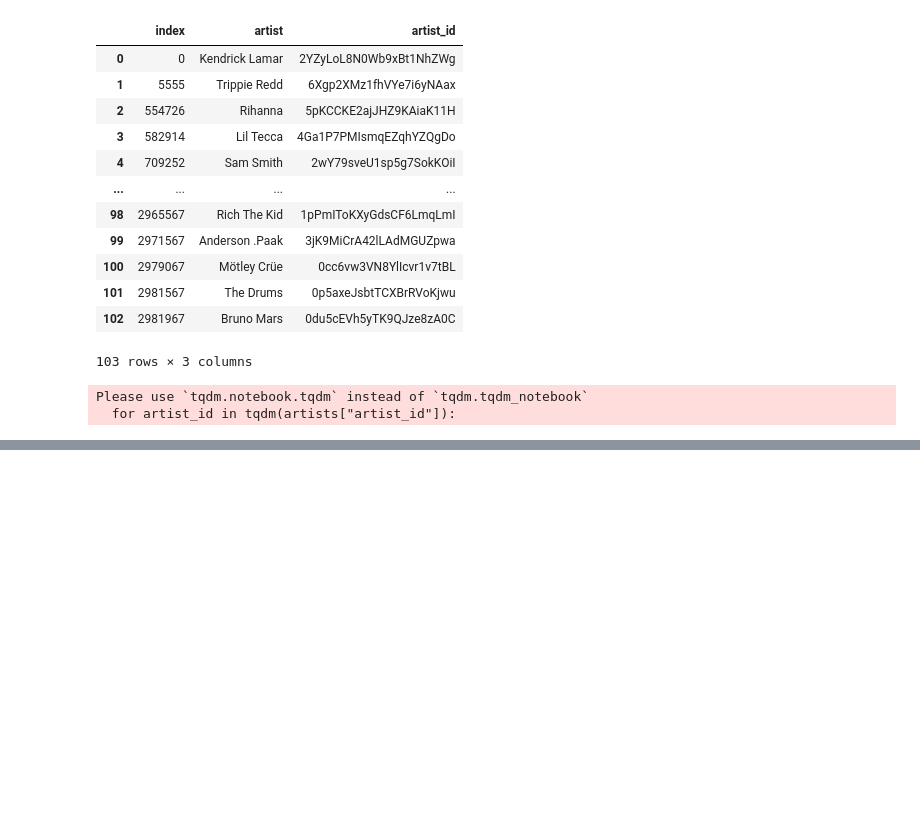
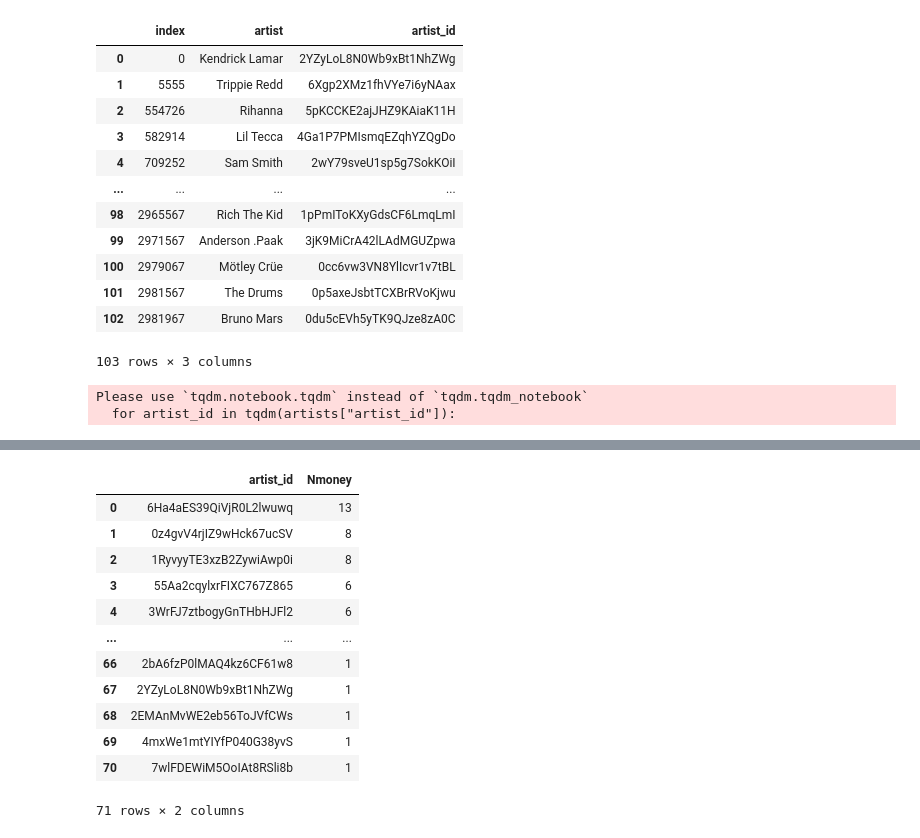
Before and after one commit to AbeHandler/everything, a Jupyter notebook: teaching/3401fall2020/week12/other_files/spotipy_mod7.ipynb, the cells around one changed output, grey strips where cells are left out. Drawn from its saved outputs; the diff is of its cells as text; code cells hidden in the pictures; blank space fills up the shorter version.

```diff
--- a/teaching/3401fall2020/week12/other_files/spotipy_mod7.ipynb
+++ b/teaching/3401fall2020/week12/other_files/spotipy_mod7.ipynb
@@ -171,0 +178,20 @@ NameError: name 'all_tracks' is not defined
+# %%
+artist_money = pd.DataFrame(money_tracks.value_counts(subset=['artist_id'], sort=True)).reset_index()
+
+artist_money = artist_money.rename(columns={0: "Nmoney"})
+
+artist_money
+# %% [output]
+|  | artist_id | Nmoney |
+| 0 | 6Ha4aES39QiVjR0L2lwuwq | 13 |
+| 1 | 0z4gvV4rjIZ9wHck67ucSV | 8 |
+| 2 | 1RyvyyTE3xzB2ZywiAwp0i | 8 |
+| 3 | 55Aa2cqylxrFIXC767Z865 | 6 |
+| 4 | 3WrFJ7ztbogyGnTHbHJFl2 | 6 |
+| ... | ... | ... |
+| 66 | 2bA6fzP0lMAQ4kz6CF61w8 | 1 |
+| 67 | 2YZyLoL8N0Wb9xBt1NhZWg | 1 |
+| 68 | 2EMAnMvWE2eb56ToJVfCWs | 1 |
+| 69 | 4mxWe1mtYIYfP040G38yvS | 1 |
+| 70 | 7wlFDEWiM5OoIAt8RSli8b | 1 |
+71 rows × 2 columns
```
Also changed, not shown: parts of 5 cells of this notebook.
